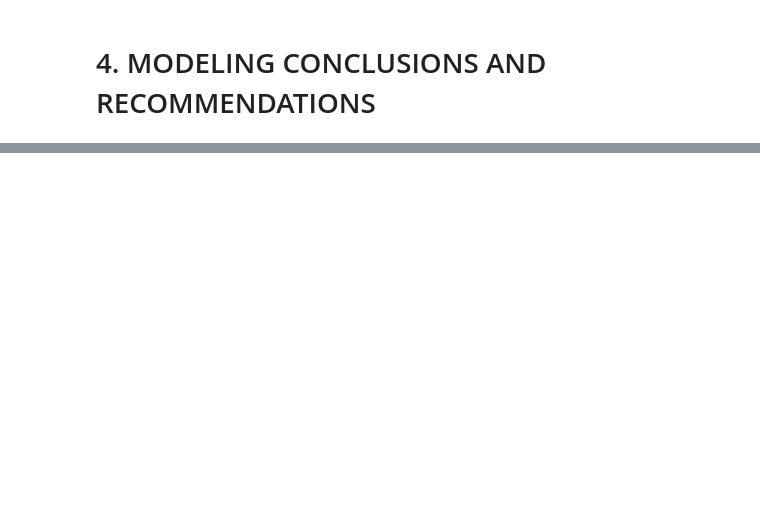
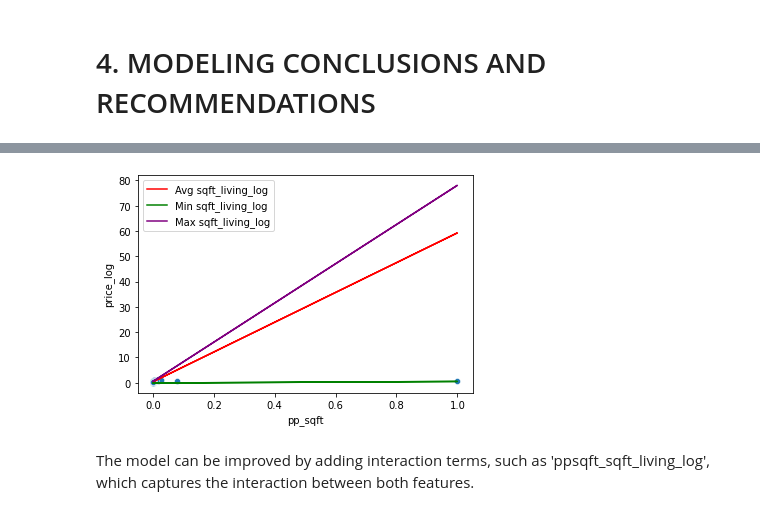
Before and after one commit to madelinebirch/PROJECT_Multiple_Linear_Regression, a Jupyter notebook: student_notebook.ipynb, the cells around one changed output, grey strips where cells are left out. Drawn from its saved outputs; the diff is of its cells as text; code cells hidden in the pictures; blank space fills up the shorter version.

```diff
--- a/student_notebook.ipynb
+++ b/student_notebook.ipynb
@@ -924,0 +960,32 @@ Overall, the zip tier features and their coefficients provide a wealth of inform
+# %%
+import seaborn as sns
+import statsmodels.formula.api as smf
+
+# Create a new column for the interaction term
+df_multiple_copy['pp_sqft_sqft_living_log'] = df_multiple_copy['pp_sqft'] * df_multiple_copy['sqft_living_log']
+
+# Fit the model with the updated formula
+final_results = smf.ols('price_log ~ pp_sqft + sqft_above + sqft_living_log + zip_tier_7 + zip_tier_6 + sqft_basement + zip_tier_5 + pp_sqft_sqft_living_log', data=df_multiple_copy).fit()
+
+# Get the coefficients
+coef_ppsqft = final_results.params['pp_sqft']
+coef_sqftliving = final_results.params['sqft_living_log']
+coef_ppsqft_sqftliving = final_results.params['pp_sqft_sqft_living_log']
+
+# Generate values for the x and y axes
+x = df_multiple_copy['pp_sqft']
+y = final_results.params['Intercept'] + coef_ppsqft * x + coef_sqftliving * df_multiple_copy['sqft_living_log'].mean() + coef_ppsqft_sqftliving * x * df_multiple_copy['sqft_living_log'].mean()
+y_sqftliving = final_results.params['Intercept'] + coef_ppsqft * x + coef_sqftliving * df_multiple_copy['sqft_living_log'].min() + coef_ppsqft_sqftliving * x * df_multiple_copy['sqft_living_log'].min()
+y_sqftliving_max = final_results.params['Intercept'] + coef_ppsqft * x + coef_sqftliving * df_multiple_copy['sqft_living_log'].max() + coef_ppsqft_sqftliving * x * df_multiple_copy['sqft_living_log'].max()
+
+# Create the scatter plot with the regression lines
+sns.scatterplot(data=df_multiple_copy, x='pp_sqft', y='price_log')
+plt.plot(x, y, color='red', label='Avg sqft_living_log')
+plt.plot(x, y_sqftliving, color='green', label='Min sqft_living_log')
+plt.plot(x, y_sqftliving_max, color='purple', label='Max sqft_living_log')
+plt.legend()
+plt.show()
+# %% [output]
+[figure, added]
+# %% [markdown]
+The model can be improved by adding interaction terms, such as 'ppsqft_sqft_living_log', which captures the interaction between both features.
```
Also changed, not shown: parts of 16 cells of this notebook.
